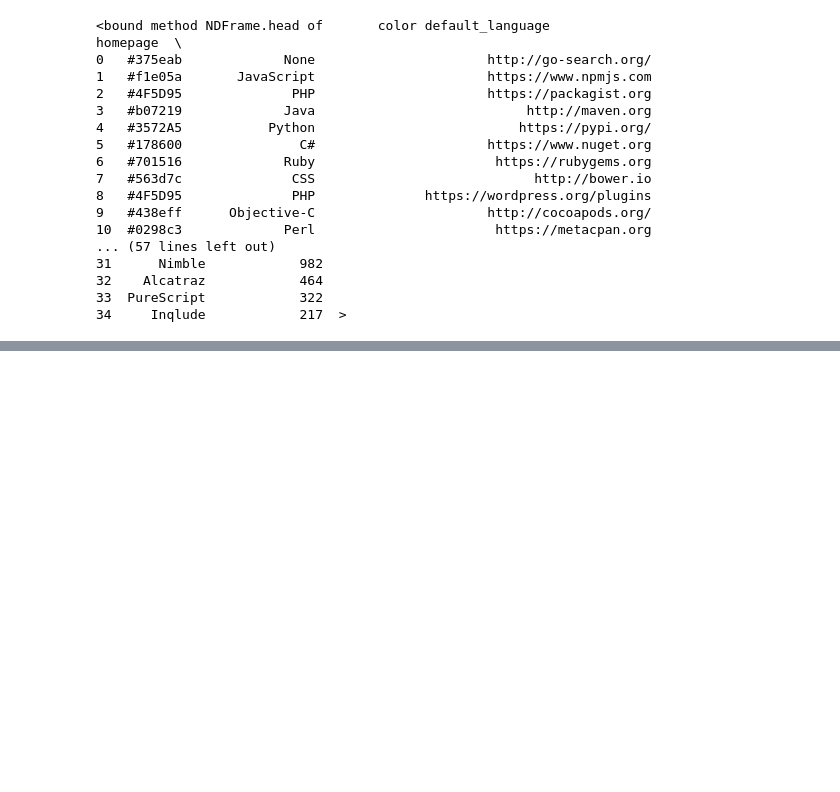
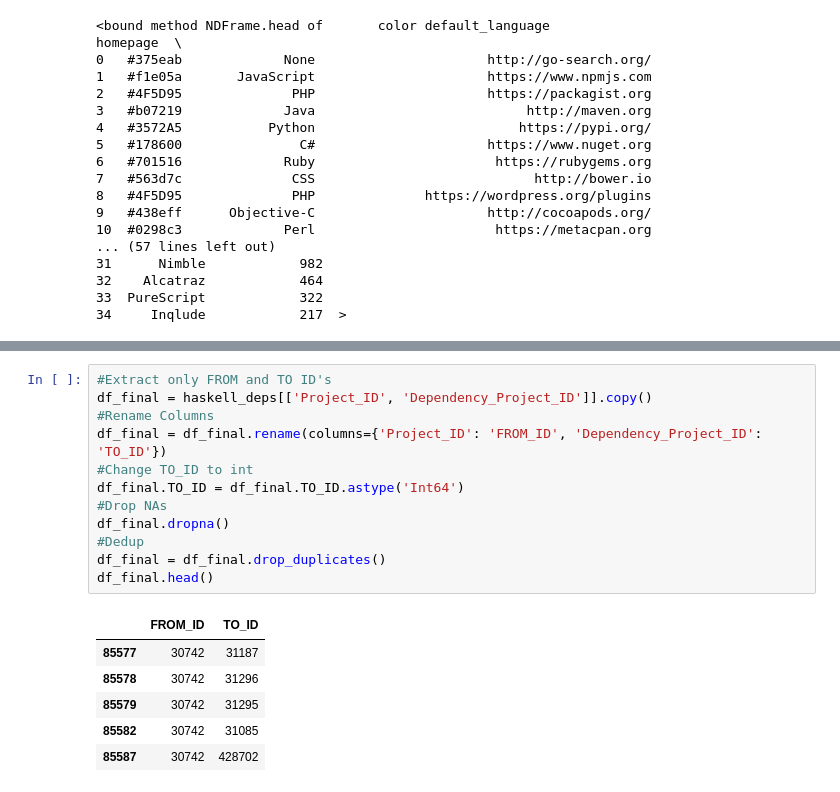
Before and after one commit to oscoin/osrank, a Jupyter notebook: osrank.ipynb, the cells around one changed output, grey strips where cells are left out. Cells and saved outputs as stored; diff of their text form; blank space fills up the shorter version.

```diff
--- a/osrank.ipynb
+++ b/osrank.ipynb
@@ -198,0 +238,19 @@ df.head
+# %%
+#Extract only FROM and TO ID's
+df_final = haskell_deps[['Project_ID', 'Dependency_Project_ID']].copy()
+#Rename Columns
+df_final = df_final.rename(columns={'Project_ID': 'FROM_ID', 'Dependency_Project_ID': 'TO_ID'})
+#Change TO_ID to int
+df_final.TO_ID = df_final.TO_ID.astype('Int64')
+#Drop NAs
+df_final.dropna()
+#Dedup
+df_final = df_final.drop_duplicates()
+df_final.head()
+# %% [output]
+|  | FROM_ID | TO_ID |
+| 85577 | 30742 | 31187 |
+| 85578 | 30742 | 31296 |
+| 85579 | 30742 | 31295 |
+| 85582 | 30742 | 31085 |
+| 85587 | 30742 | 428702 |
```
Also changed, not shown: parts of 7 cells of this notebook.
